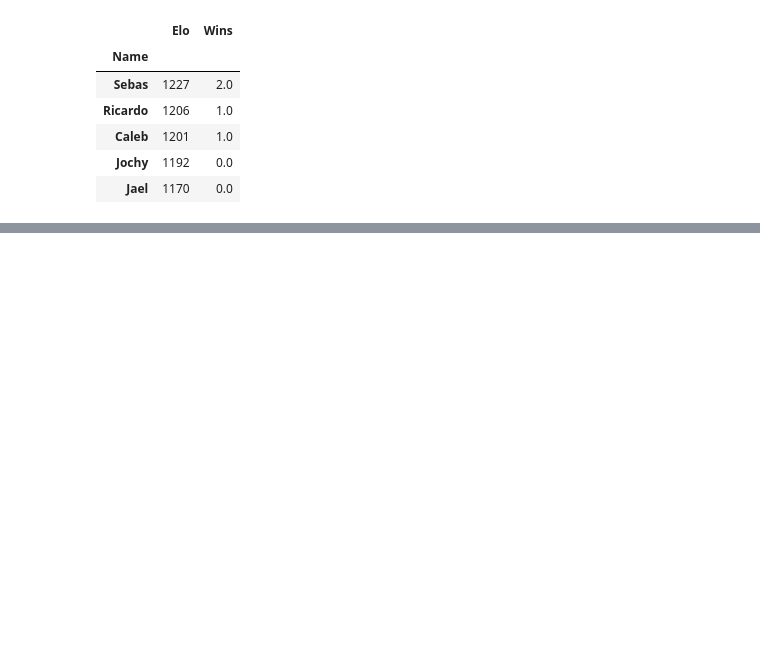
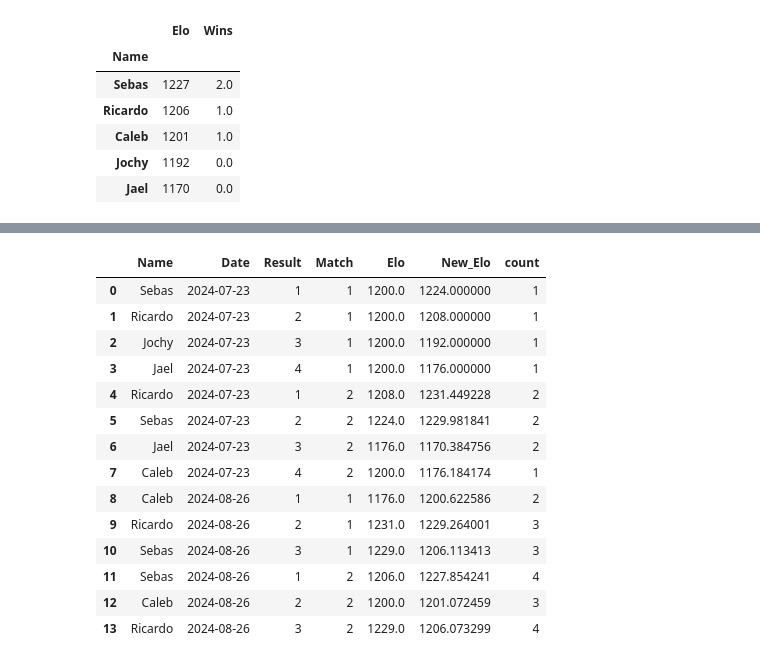
Before and after one commit to maginbu-0/Isaac-Elo-Rating, a Jupyter notebook: Ratings.ipynb, the cells around one changed output, grey strips where cells are left out. Cells and saved outputs as stored; diff of their text form; code cells hidden in the pictures; blank space fills up the shorter version.

```diff
--- a/Ratings.ipynb
+++ b/Ratings.ipynb
@@ -214,0 +200,27 @@ Leaderboard
+# %%
+#match_c = Matches.drop('Date', axis=1)
+
+#match_c = match_c[match_c['Result'] >= 1]['Name'].value_counts()
+
+#match_c
+
+Matches['count'] = Matches.groupby('Name').cumcount() + 1
+Matches
+
+#sns.scatterplot(data=Matches, x='Match', y='Elo', hue='Name')
+# %% [output]
+|  | Name | Date | Result | Match | Elo | New_Elo | count |
+| 0 | Sebas | 2024-07-23 | 1 | 1 | 1200.0 | 1224.000000 | 1 |
+| 1 | Ricardo | 2024-07-23 | 2 | 1 | 1200.0 | 1208.000000 | 1 |
+| 2 | Jochy | 2024-07-23 | 3 | 1 | 1200.0 | 1192.000000 | 1 |
+| 3 | Jael | 2024-07-23 | 4 | 1 | 1200.0 | 1176.000000 | 1 |
+| 4 | Ricardo | 2024-07-23 | 1 | 2 | 1208.0 | 1231.449228 | 2 |
+| 5 | Sebas | 2024-07-23 | 2 | 2 | 1224.0 | 1229.981841 | 2 |
+| 6 | Jael | 2024-07-23 | 3 | 2 | 1176.0 | 1170.384756 | 2 |
+| 7 | Caleb | 2024-07-23 | 4 | 2 | 1200.0 | 1176.184174 | 1 |
+| 8 | Caleb | 2024-08-26 | 1 | 1 | 1176.0 | 1200.622586 | 2 |
+| 9 | Ricardo | 2024-08-26 | 2 | 1 | 1231.0 | 1229.264001 | 3 |
+| 10 | Sebas | 2024-08-26 | 3 | 1 | 1229.0 | 1206.113413 | 3 |
+| 11 | Sebas | 2024-08-26 | 1 | 2 | 1206.0 | 1227.854241 | 4 |
+| 12 | Caleb | 2024-08-26 | 2 | 2 | 1200.0 | 1201.072459 | 3 |
+| 13 | Ricardo | 2024-08-26 | 3 | 2 | 1229.0 | 1206.073299 | 4 |
```
Also changed, not shown: parts of 4 cells of this notebook.
